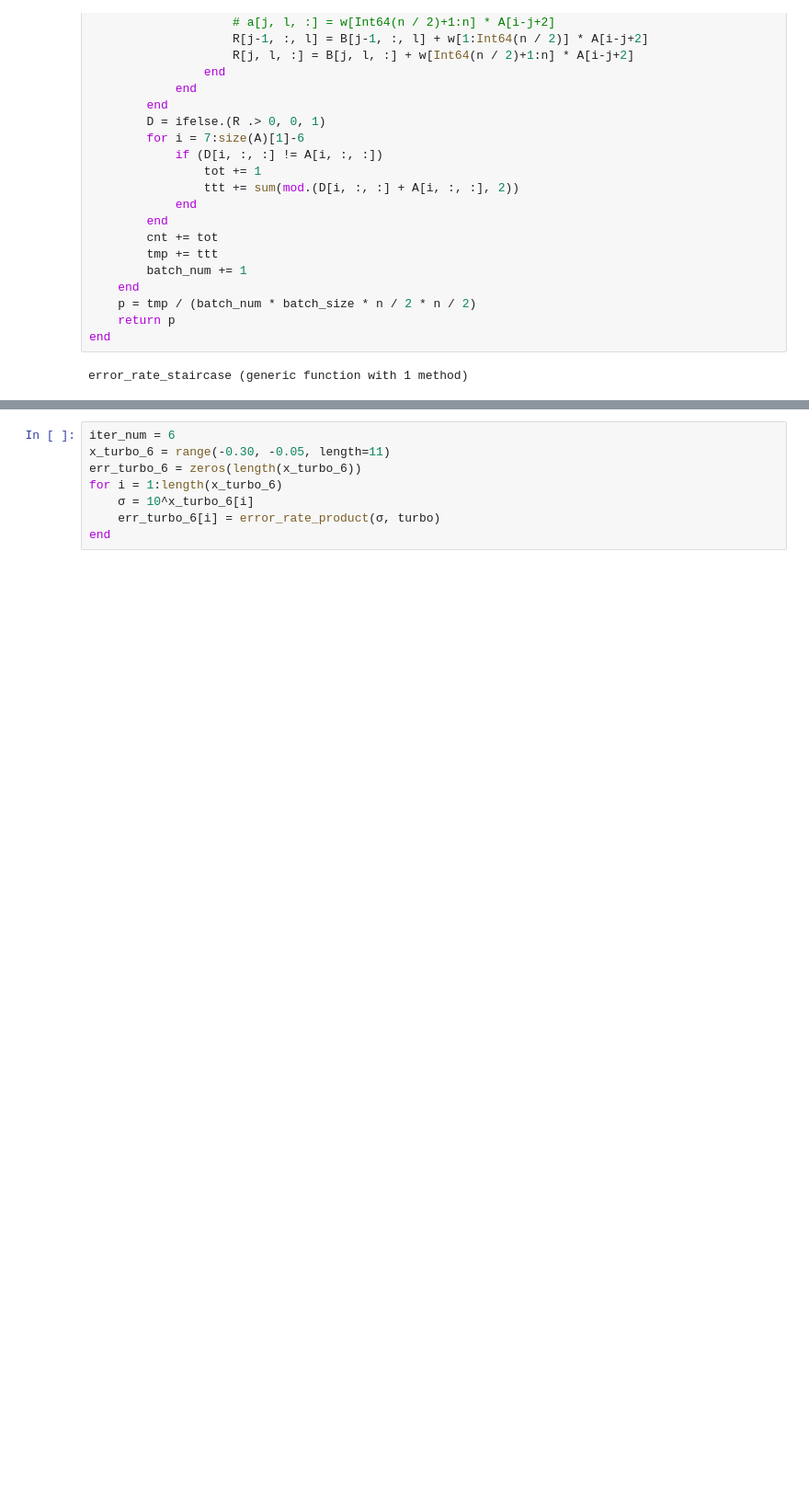
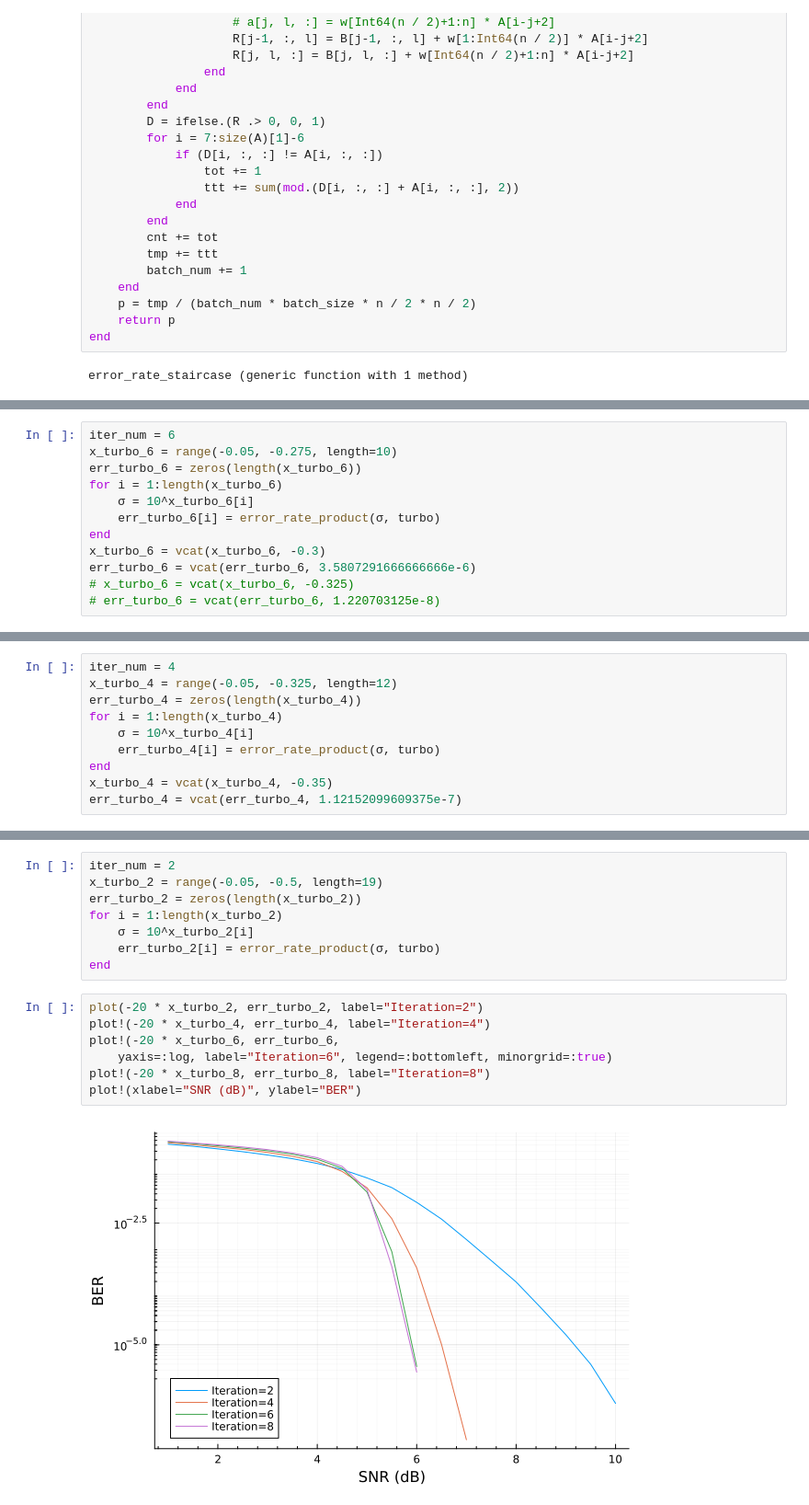
Before and after one commit to crmsndu/thesis-project, a Jupyter notebook: utils/test_chase.ipynb, the cells around one changed output, grey strips where cells are left out. Shown: that part at 92% size. Saved outputs shown, nothing was run; the diff lists cells and outputs as text; blank space fills up the shorter version.

```diff
--- a/utils/test_chase.ipynb
+++ b/utils/test_chase.ipynb
@@ -137,0 +159,12 @@ error_rate_product(10^-0.3, turbo)
+# %%
+iter_num = 6
+x_turbo_6 = range(-0.05, -0.275, length=10)
+err_turbo_6 = zeros(length(x_turbo_6))
+for i = 1:length(x_turbo_6)
+    σ = 10^x_turbo_6[i]
+    err_turbo_6[i] = error_rate_product(σ, turbo)
+end
+x_turbo_6 = vcat(x_turbo_6, -0.3)
+err_turbo_6 = vcat(err_turbo_6, 3.5807291666666666e-6)
+# x_turbo_6 = vcat(x_turbo_6, -0.325)
+# err_turbo_6 = vcat(err_turbo_6, 1.220703125e-8)
@@ -137,0 +184,10 @@ error_rate_product(10^-0.3, turbo)
+# %%
+iter_num = 4
+x_turbo_4 = range(-0.05, -0.325, length=12)
+err_turbo_4 = zeros(length(x_turbo_4))
+for i = 1:length(x_turbo_4)
+    σ = 10^x_turbo_4[i]
+    err_turbo_4[i] = error_rate_product(σ, turbo)
+end
+x_turbo_4 = vcat(x_turbo_4, -0.35)
+err_turbo_4 = vcat(err_turbo_4, 1.12152099609375e-7)
@@ -138,9 +209,18 @@ error_rate_product(10^-0.3, turbo)
 # %%
-iter_num = 6
-x_turbo_6 = range(-0.30, -0.05, length=11)
-err_turbo_6 = zeros(length(x_turbo_6))
-for i = 1:length(x_turbo_6)
-    σ = 10^x_turbo_6[i]
-    err_turbo_6[i] = error_rate_product(σ, turbo)
+iter_num = 2
+x_turbo_2 = range(-0.05, -0.5, length=19)
+err_turbo_2 = zeros(length(x_turbo_2))
+for i = 1:length(x_turbo_2)
+    σ = 10^x_turbo_2[i]
+    err_turbo_2[i] = error_rate_product(σ, turbo)
 end
+# %%
+plot(-20 * x_turbo_2, err_turbo_2, label="Iteration=2")
+plot!(-20 * x_turbo_4, err_turbo_4, label="Iteration=4")
+plot!(-20 * x_turbo_6, err_turbo_6,
+    yaxis=:log, label="Iteration=6", legend=:bottomleft, minorgrid=:true)
+plot!(-20 * x_turbo_8, err_turbo_8, label="Iteration=8")
+plot!(xlabel="SNR (dB)", ylabel="BER")
+# %% [output]
+[figure, added]
 # %%
```
Also changed, not shown: parts of 14 cells of this notebook, 3 other files.
